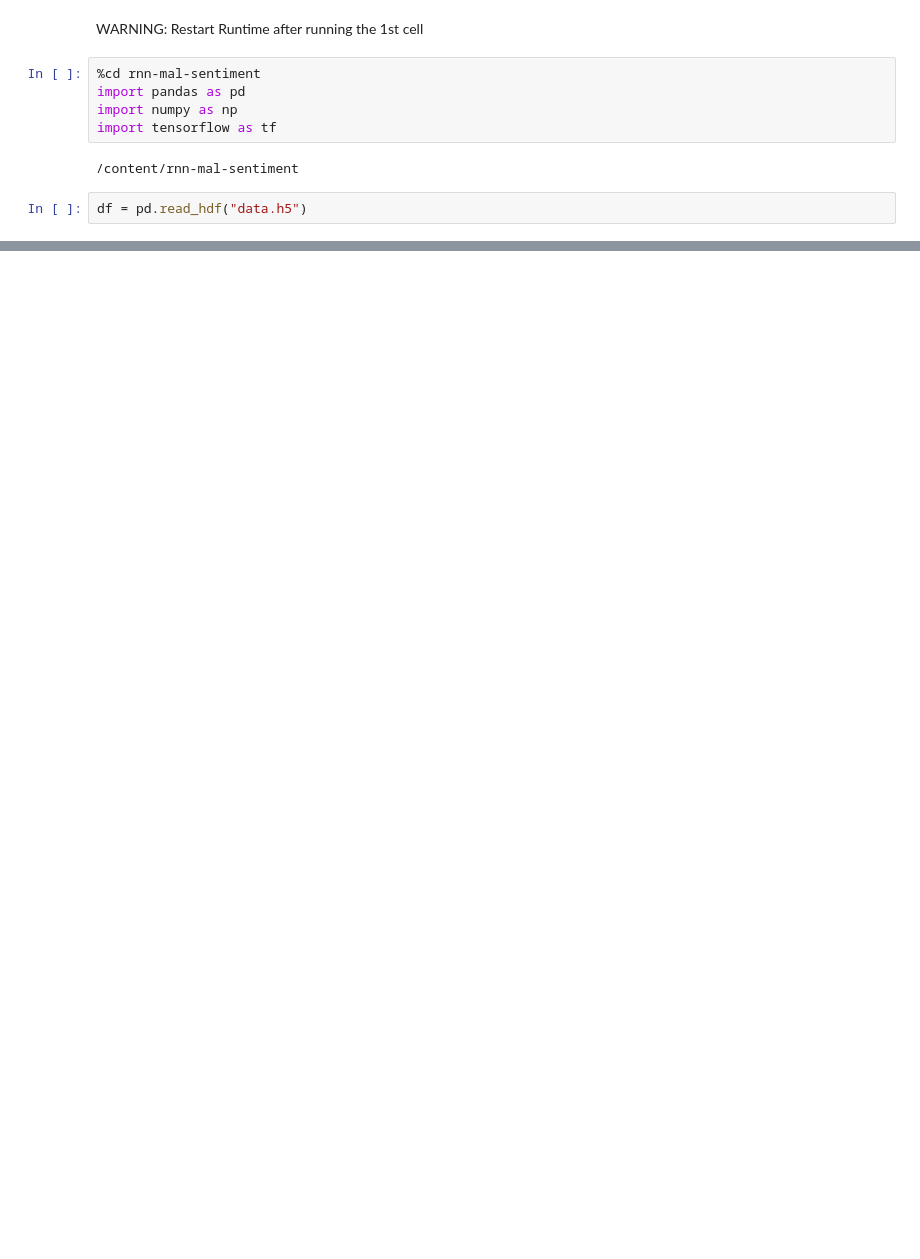
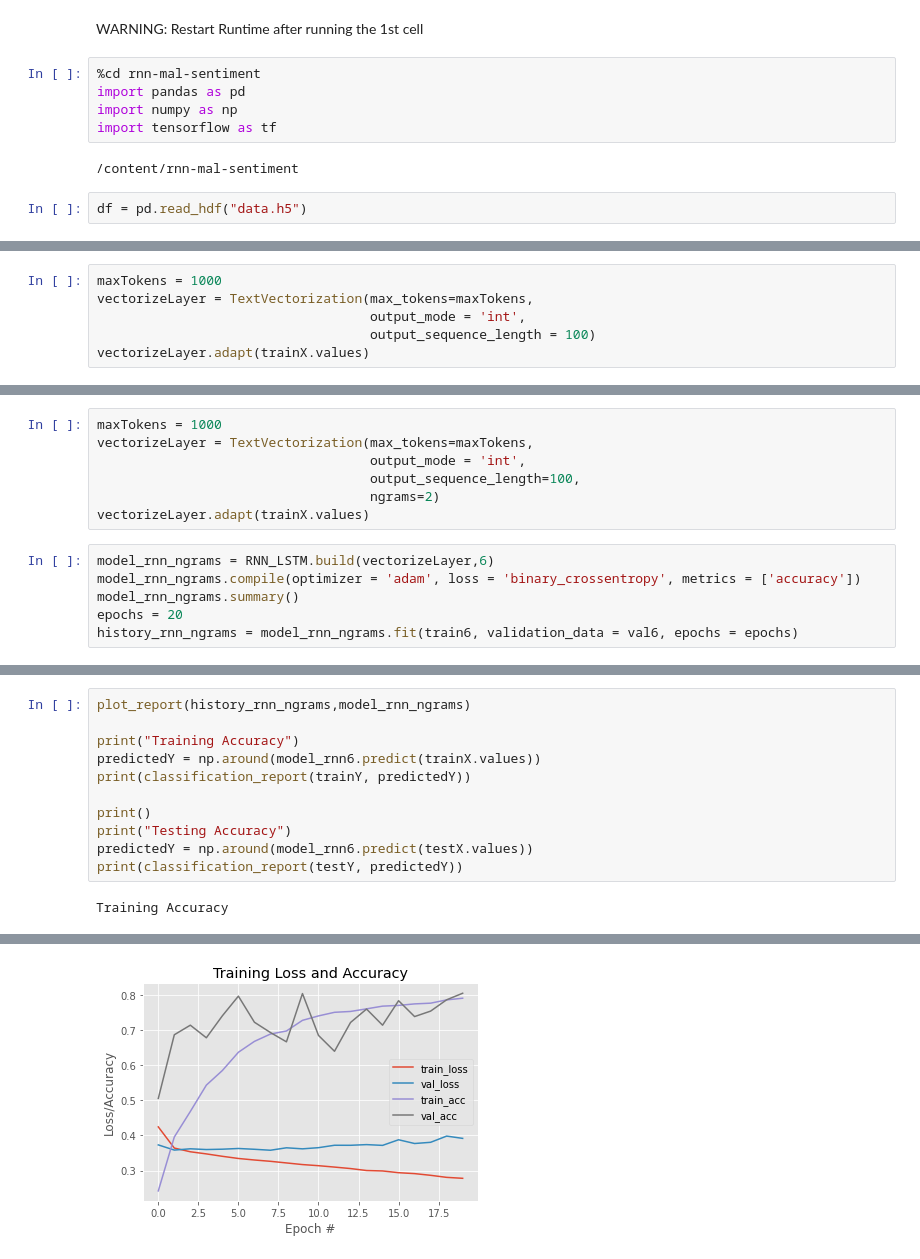
Before and after one commit to n0k0m3/rnn-mal-sentiment, a Jupyter notebook: main.ipynb, the cells around one changed output, grey strips where cells are left out. Drawn from its saved outputs; the diff is of its cells as text; blank space fills up the shorter version.

```diff
--- a/main.ipynb
+++ b/main.ipynb
@@ -34,0 +168,6 @@ df
+# %%
+maxTokens = 1000
+vectorizeLayer = TextVectorization(max_tokens=maxTokens,
+                                   output_mode = 'int',
+                                   output_sequence_length = 100)
+vectorizeLayer.adapt(trainX.values)
@@ -34,0 +457,13 @@ df
+# %%
+maxTokens = 1000
+vectorizeLayer = TextVectorization(max_tokens=maxTokens,
+                                   output_mode = 'int',
+                                   output_sequence_length=100,
+                                   ngrams=2)
+vectorizeLayer.adapt(trainX.values)
+# %%
+model_rnn_ngrams = RNN_LSTM.build(vectorizeLayer,6)
+model_rnn_ngrams.compile(optimizer = 'adam', loss = 'binary_crossentropy', metrics = ['accuracy'])
+model_rnn_ngrams.summary()
+epochs = 20
+history_rnn_ngrams = model_rnn_ngrams.fit(train6, validation_data = val6, epochs = epochs)
@@ -34,0 +488,13 @@ df
+# %%
+plot_report(history_rnn_ngrams,model_rnn_ngrams)
+
+print("Training Accuracy")
+predictedY = np.around(model_rnn6.predict(trainX.values))
+print(classification_report(trainY, predictedY))
+
+print()
+print("Testing Accuracy")
+predictedY = np.around(model_rnn6.predict(testX.values))
+print(classification_report(testY, predictedY))
+# %% [output]
+Training Accuracy
@@ -34,0 +518 @@ df
+[figure, added]
```
Also changed, not shown: parts of 65 cells of this notebook.
